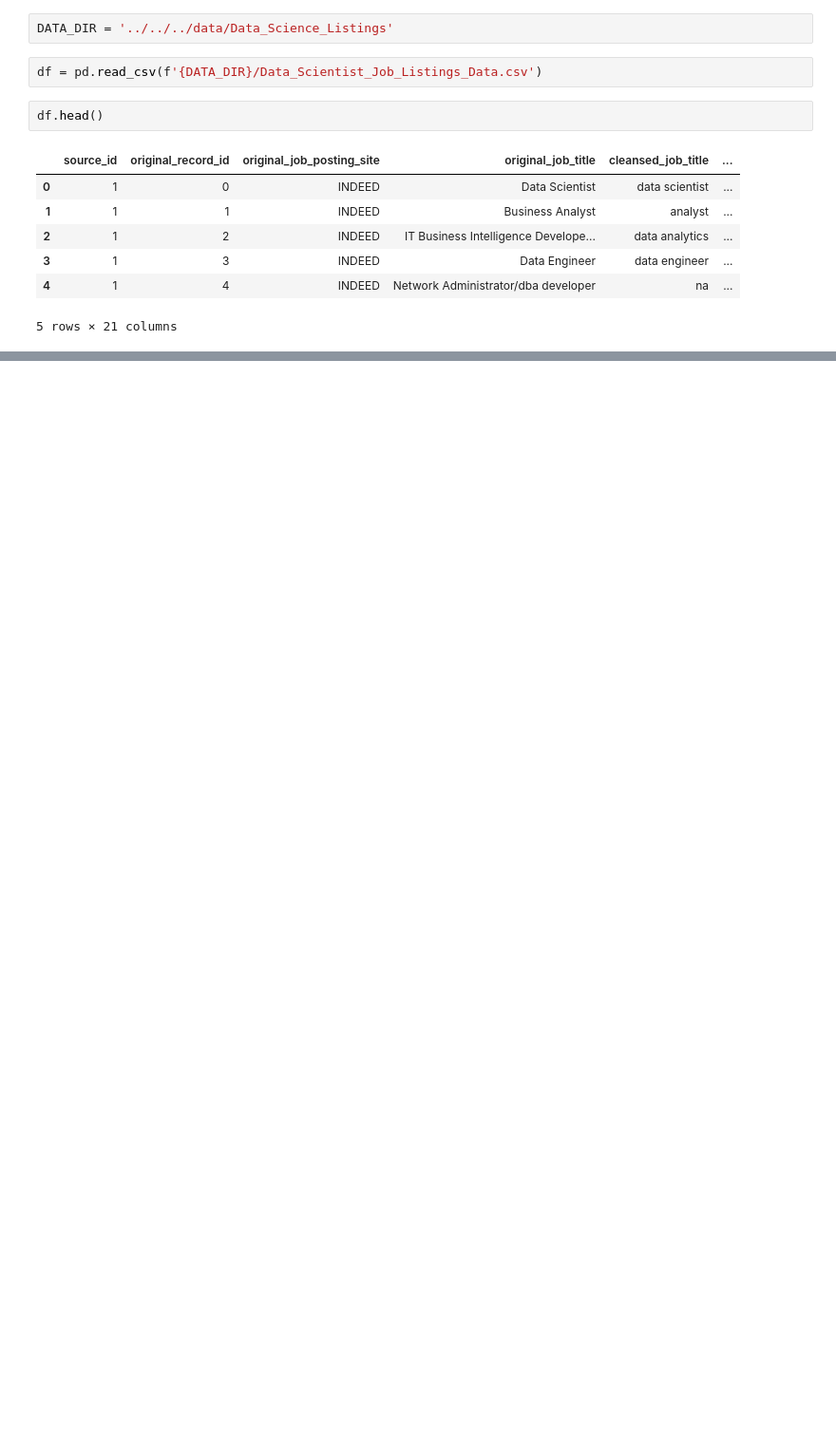
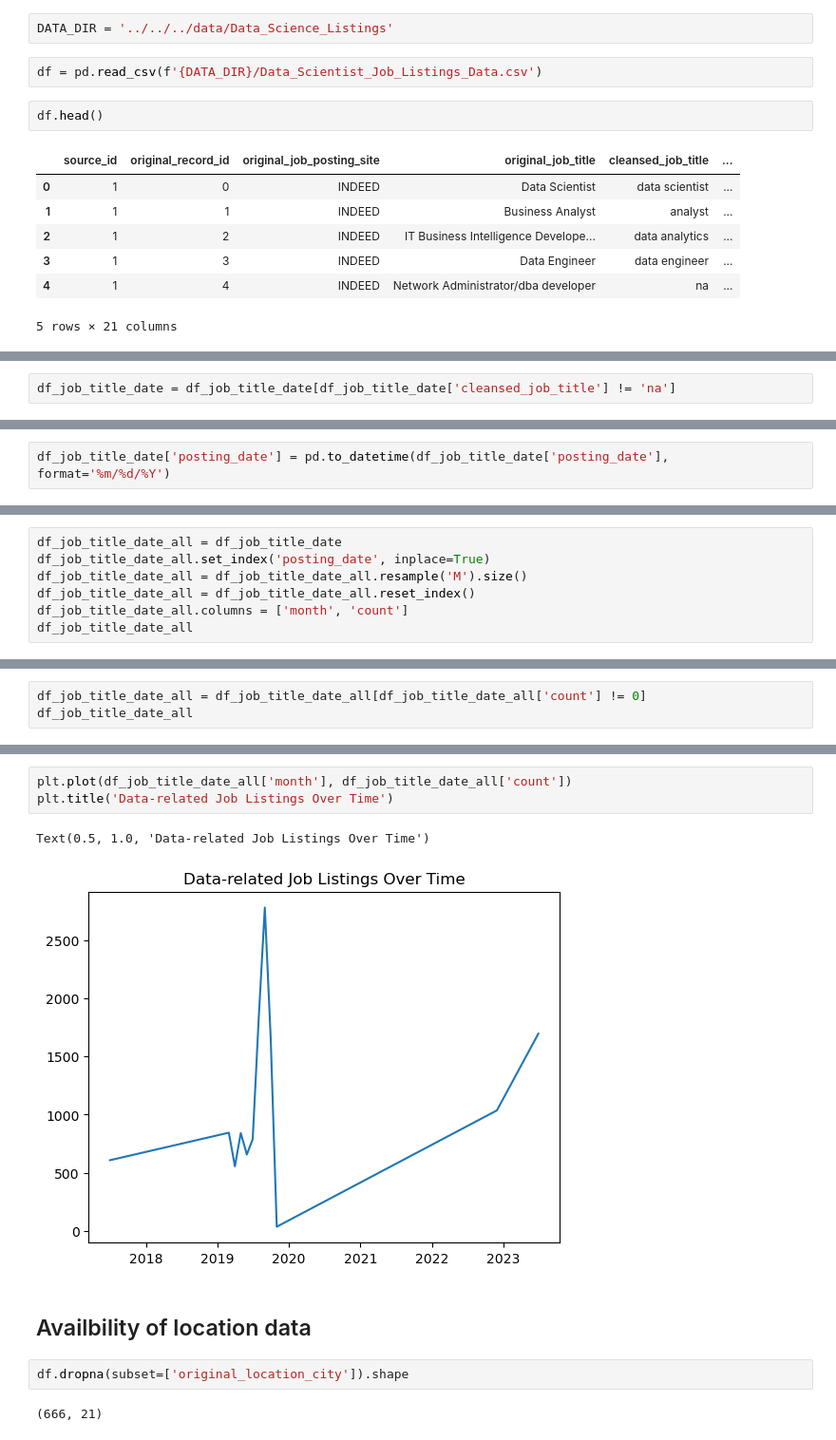
Before and after one commit to devinsuy/DataScience-Jobs-Viz, a Jupyter notebook: notebooks/python/Data Science Jobs Data/EDA_Data_Science_Jobs.ipynb, the cells around one changed output, grey strips where cells are left out. Shown at 95% size. Cells and saved outputs as stored; diff of their text form; blank space fills up the shorter version.

```diff
--- a/notebooks/python/Data Science Jobs Data/EDA_Data_Science_Jobs.ipynb
+++ b/notebooks/python/Data Science Jobs Data/EDA_Data_Science_Jobs.ipynb
@@ -16,0 +125,2 @@ df.head()
+# %%
+df_job_title_date = df_job_title_date[df_job_title_date['cleansed_job_title'] != 'na']
@@ -16,0 +137,2 @@ df.head()
+# %%
+df_job_title_date['posting_date'] = pd.to_datetime(df_job_title_date['posting_date'], format='%m/%d/%Y')
@@ -16,0 +205,7 @@ df.head()
+# %%
+df_job_title_date_all = df_job_title_date
+df_job_title_date_all.set_index('posting_date', inplace=True)
+df_job_title_date_all = df_job_title_date_all.resample('M').size()
+df_job_title_date_all = df_job_title_date_all.reset_index()
+df_job_title_date_all.columns = ['month', 'count']
+df_job_title_date_all
@@ -16,0 +226,3 @@ df.head()
+# %%
+df_job_title_date_all = df_job_title_date_all[df_job_title_date_all['count'] != 0]
+df_job_title_date_all
@@ -16,0 +243,12 @@ df.head()
+# %%
+plt.plot(df_job_title_date_all['month'], df_job_title_date_all['count'])
+plt.title('Data-related Job Listings Over Time')
+# %% [output]
+Text(0.5, 1.0, 'Data-related Job Listings Over Time')
+[figure, added]
+# %% [markdown]
+## Availbility of location data
+# %%
+df.dropna(subset=['original_location_city']).shape
+# %% [output]
+(666, 21)
```
Also changed, not shown: parts of 44 cells of this notebook.
